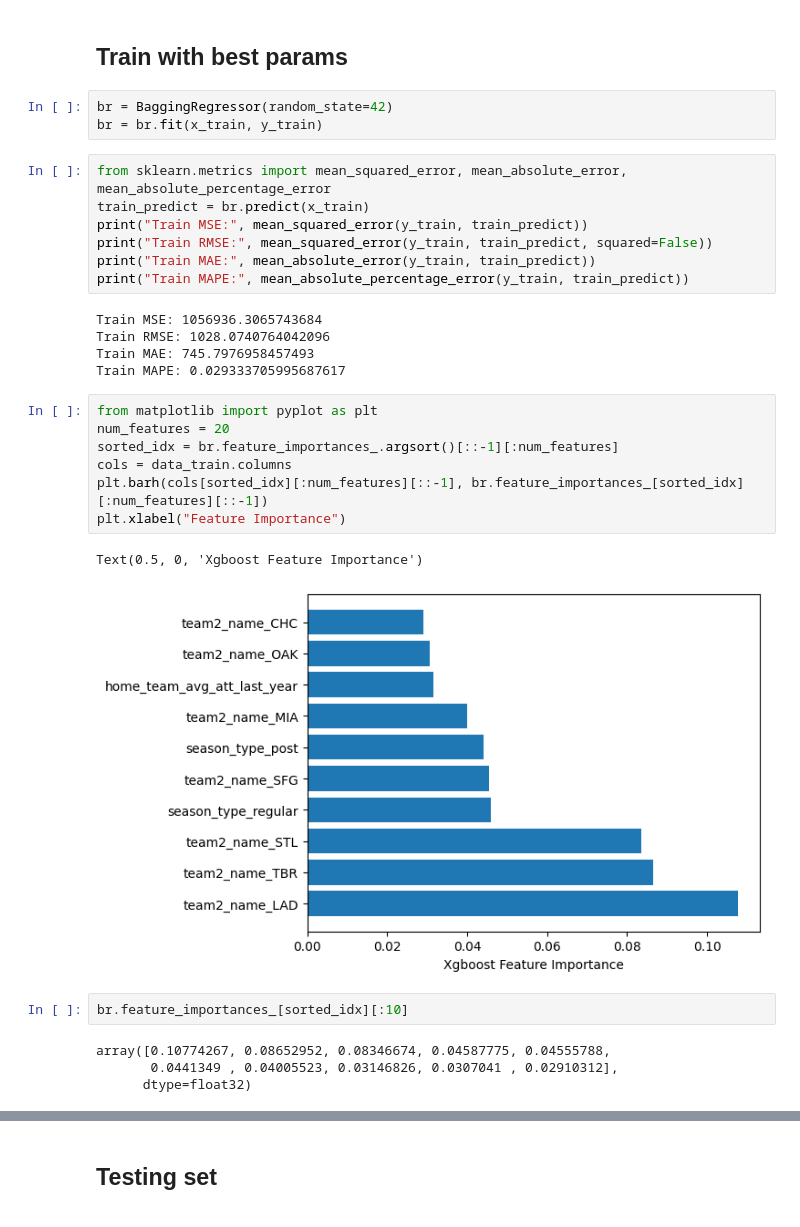
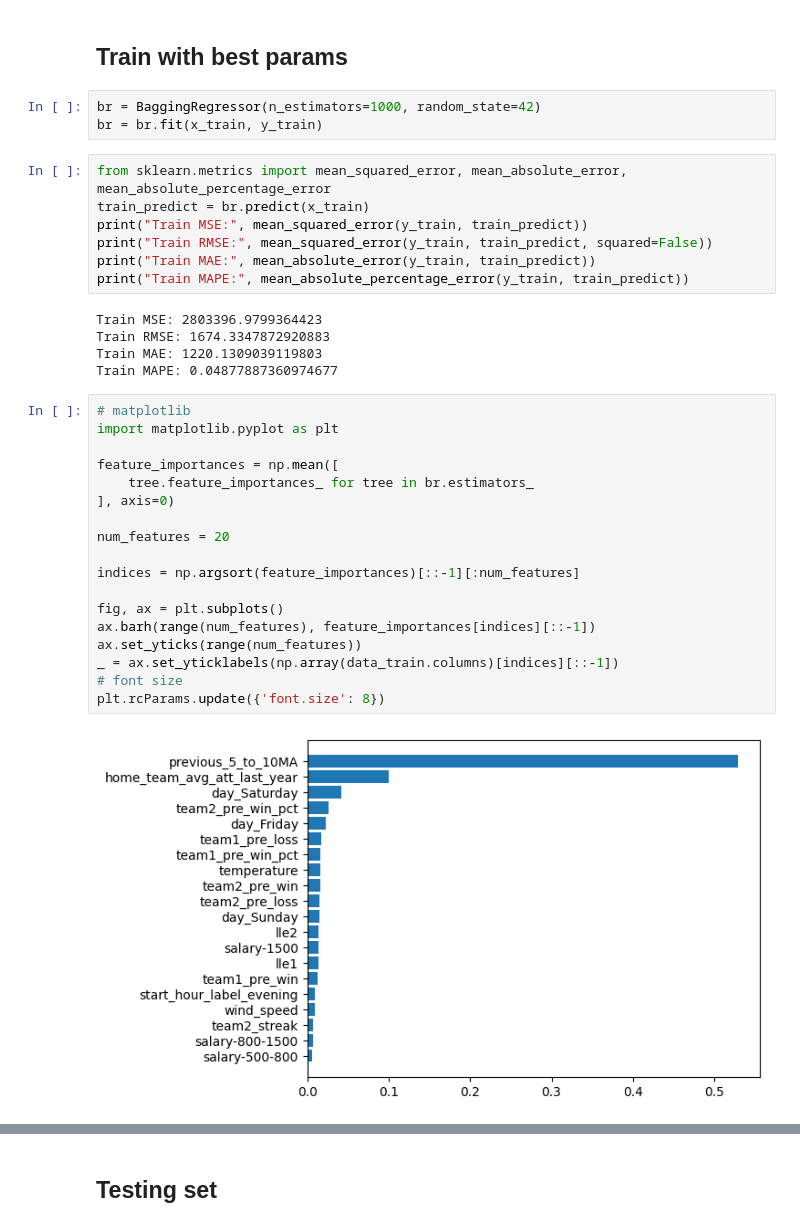
Before and after one commit to RDOGS-Friendz/SLDL-MLB-ATT-Prediction, a Jupyter notebook: statistical-learning/new_model_with_lle/bagging.ipynb, the cells around one changed output, grey strips where cells are left out. Cells and saved outputs as stored; diff of their text form.

Commit message:
Update baseline & bagging model

```diff
--- a/statistical-learning/new_model_with_lle/bagging.ipynb
+++ b/statistical-learning/new_model_with_lle/bagging.ipynb
@@ -128,7 +126,7 @@ df_res.head()
 # %% [markdown]
 ## Train with best params
 # %%
-br = BaggingRegressor(random_state=42)
+br = BaggingRegressor(n_estimators=1000, random_state=42)
 br = br.fit(x_train, y_train)
 # %%
 from sklearn.metrics import mean_squared_error, mean_absolute_error, mean_absolute_percentage_error
@@ -138,23 +136,27 @@ print("Train RMSE:", mean_squared_error(y_train, train_predict, squared=False))
 print("Train MAE:", mean_absolute_error(y_train, train_predict))
 print("Train MAPE:", mean_absolute_percentage_error(y_train, train_predict))
 # %% [output]
-Train MSE: 1056936.3065743684
-Train RMSE: 1028.0740764042096
-Train MAE: 745.7976958457493
-Train MAPE: 0.029333705995687617
+Train MSE: 2803396.9799364423
+Train RMSE: 1674.3347872920883
+Train MAE: 1220.1309039119803
+Train MAPE: 0.04877887360974677
-# %%
-from matplotlib import pyplot as plt
-num_features = 20
-sorted_idx = br.feature_importances_.argsort()[::-1][:num_features]
-cols = data_train.columns
-plt.barh(cols[sorted_idx][:num_features][::-1], br.feature_importances_[sorted_idx][:num_features][::-1])
-plt.xlabel("Feature Importance")
-# %% [output]
-Text(0.5, 0, 'Xgboost Feature Importance')
-[figure, removed]
-# %%
-br.feature_importances_[sorted_idx][:10]
-# %% [output]
-array([0.10774267, 0.08652952, 0.08346674, 0.04587775, 0.04555788,
-       0.0441349 , 0.04005523, 0.03146826, 0.0307041 , 0.02910312],
-      dtype=float32)
+# %%
+# matplotlib
+import matplotlib.pyplot as plt
+
+feature_importances = np.mean([
+    tree.feature_importances_ for tree in br.estimators_
+], axis=0)
+
+num_features = 20
+
+indices = np.argsort(feature_importances)[::-1][:num_features]
+
+fig, ax = plt.subplots()
+ax.barh(range(num_features), feature_importances[indices][::-1])
+ax.set_yticks(range(num_features))
+_ = ax.set_yticklabels(np.array(data_train.columns)[indices][::-1])
+# font size
+plt.rcParams.update({'font.size': 8})
+# %% [output]
+[figure, added]
```
Also changed, not shown: parts of 5 cells of this notebook, 2 other files.
